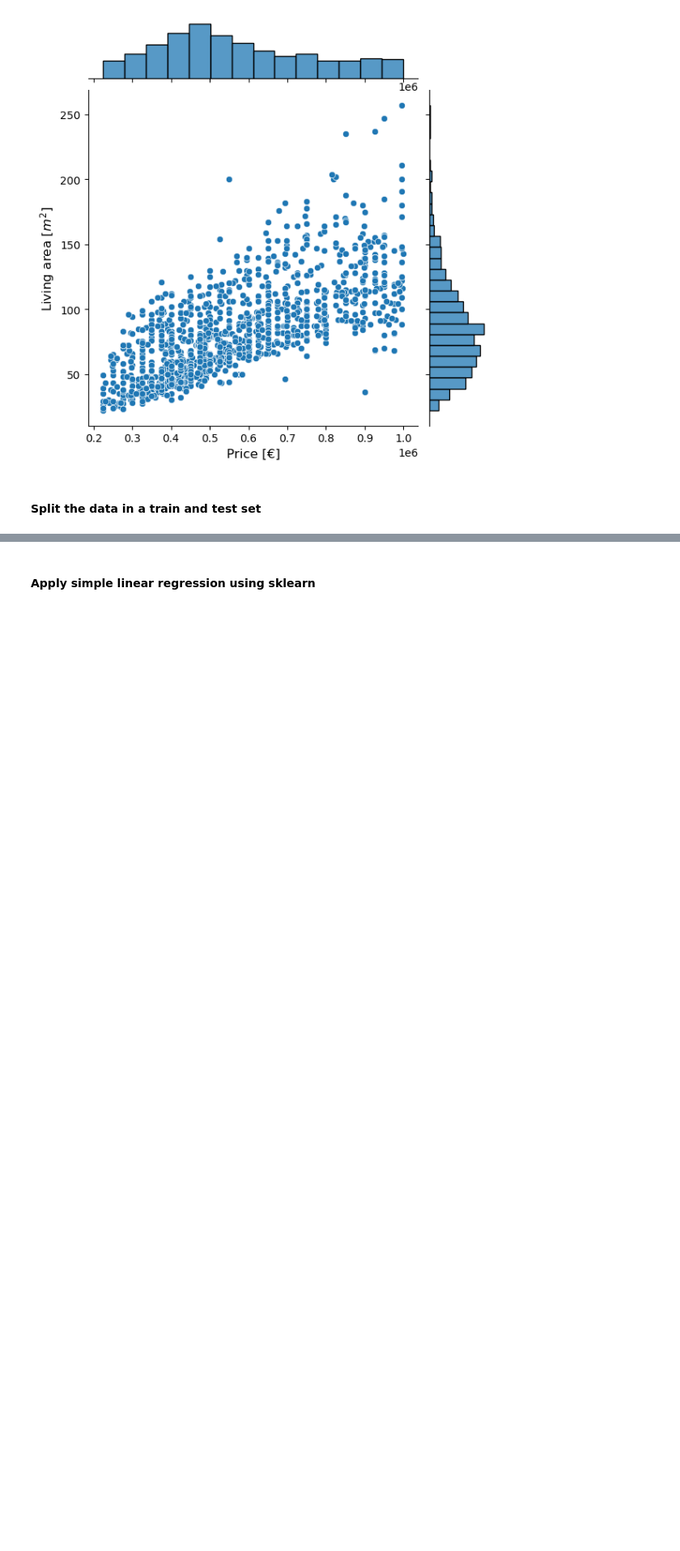
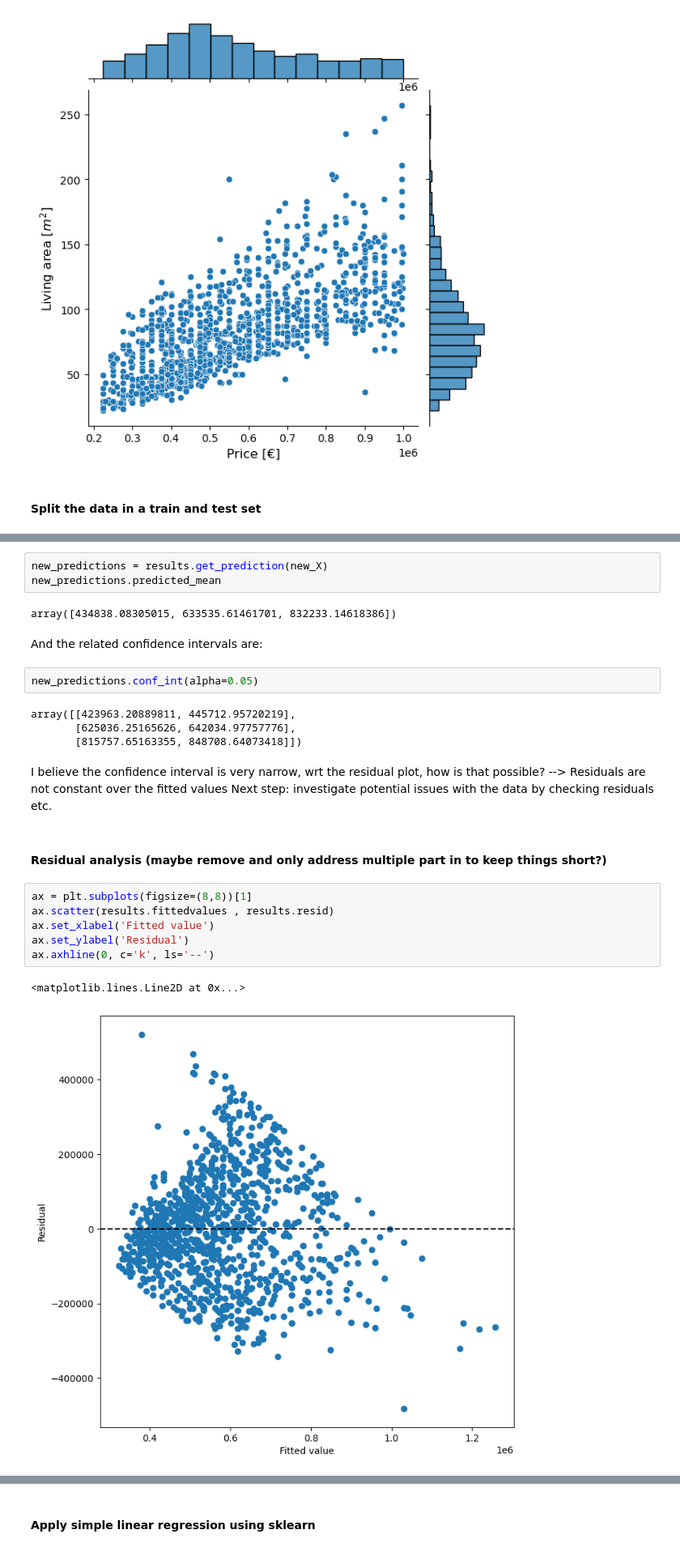
Before and after one commit to luukvanroessel/ML, a Jupyter notebook: funda.ipynb, the cells around one changed output, grey strips where cells are left out. Shown at 81% size. Cells and saved outputs as stored; diff of their text form; blank space fills up the shorter version.

```diff
--- a/funda.ipynb
+++ b/funda.ipynb
@@ -53,0 +163,27 @@ X_train, X_test, y_train, y_test = train_test_split(X, y, test_size=0.2, random_
+# %%
+new_predictions = results.get_prediction(new_X)
+new_predictions.predicted_mean
+# %% [output]
+array([434838.08305015, 633535.61461701, 832233.14618386])
+# %% [markdown]
+And the related confidence intervals are:
+# %%
+new_predictions.conf_int(alpha=0.05)
+# %% [output]
+array([[423963.20889811, 445712.95720219],
+       [625036.25165626, 642034.97757776],
+       [815757.65163355, 848708.64073418]])
+# %% [markdown]
+I believe the confidence interval is very narrow, wrt the residual plot, how is that possible? --> Residuals are not constant over the fitted values
+Next step: investigate potential issues with the data by checking residuals etc.
+# %% [markdown]
+#### Residual analysis (maybe remove and only address multiple part in to keep things short?)
+# %%
+ax = plt.subplots(figsize=(8,8))[1]
+ax.scatter(results.fittedvalues , results.resid)
+ax.set_xlabel('Fitted value')
+ax.set_ylabel('Residual')
+ax.axhline(0, c='k', ls='--')
+# %% [output]
+<matplotlib.lines.Line2D at 0x...>
+[figure, added]
```
Also changed, not shown: parts of 20 cells of this notebook.
